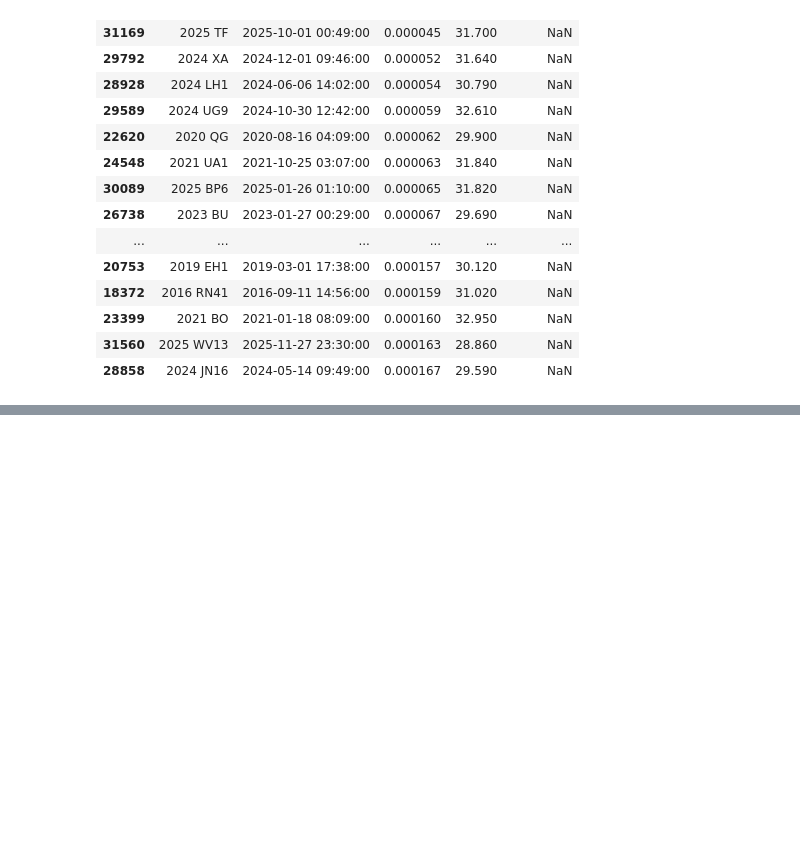
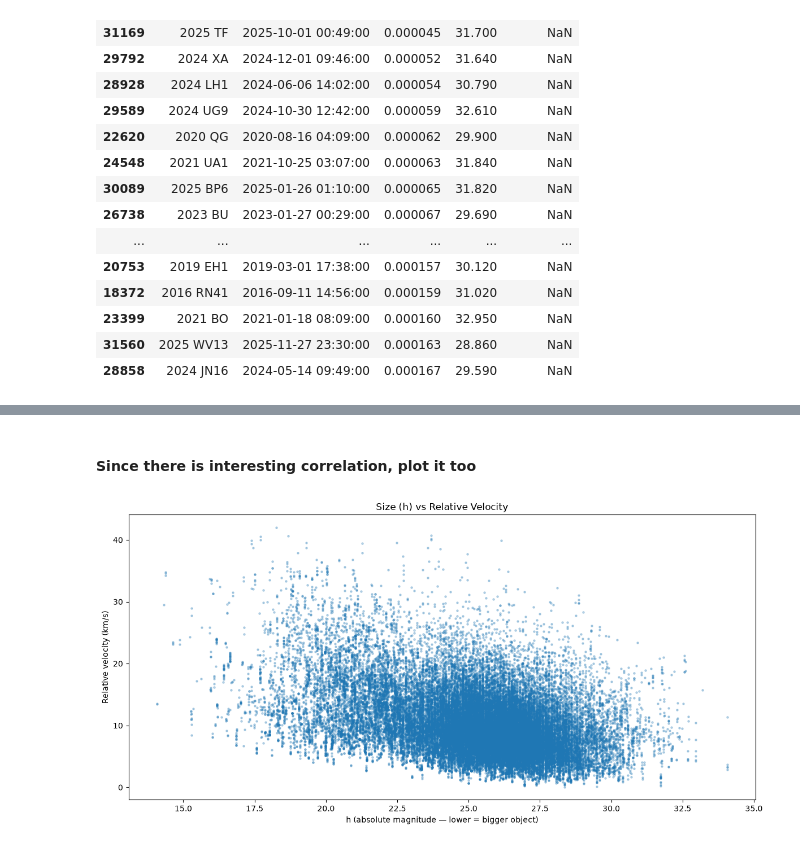
Before and after one commit to lashvv/nasa-neo-analysis, a Jupyter notebook: notebooks/04_eda.ipynb, the cells around one changed output, grey strips where cells are left out. Saved outputs shown, nothing was run; the diff lists cells and outputs as text; code cells hidden in the pictures; blank space fills up the shorter version.

```diff
--- a/notebooks/04_eda.ipynb
+++ b/notebooks/04_eda.ipynb
@@ -144,0 +227,14 @@ closer_than_gs[['des', 'cd', 'dist', 'h', 'diameter']].sort_values('dist')
+# %% [markdown]
+#### Since there is interesting correlation, plot it too
+# %%
+plt.figure(figsize=(12,6))
+
+plt.scatter(df['h'], df['v_rel'], alpha=0.3, s=5)
+plt.xlabel('h (absolute magnitude — lower = bigger object)')
+plt.ylabel('Relative velocity (km/s)')
+plt.title('Size (h) vs Relative Velocity')
+
+plt.tight_layout()
+plt.show()
+# %% [output]
+[figure, added]
```
Also changed, not shown: parts of 12 cells of this notebook.
